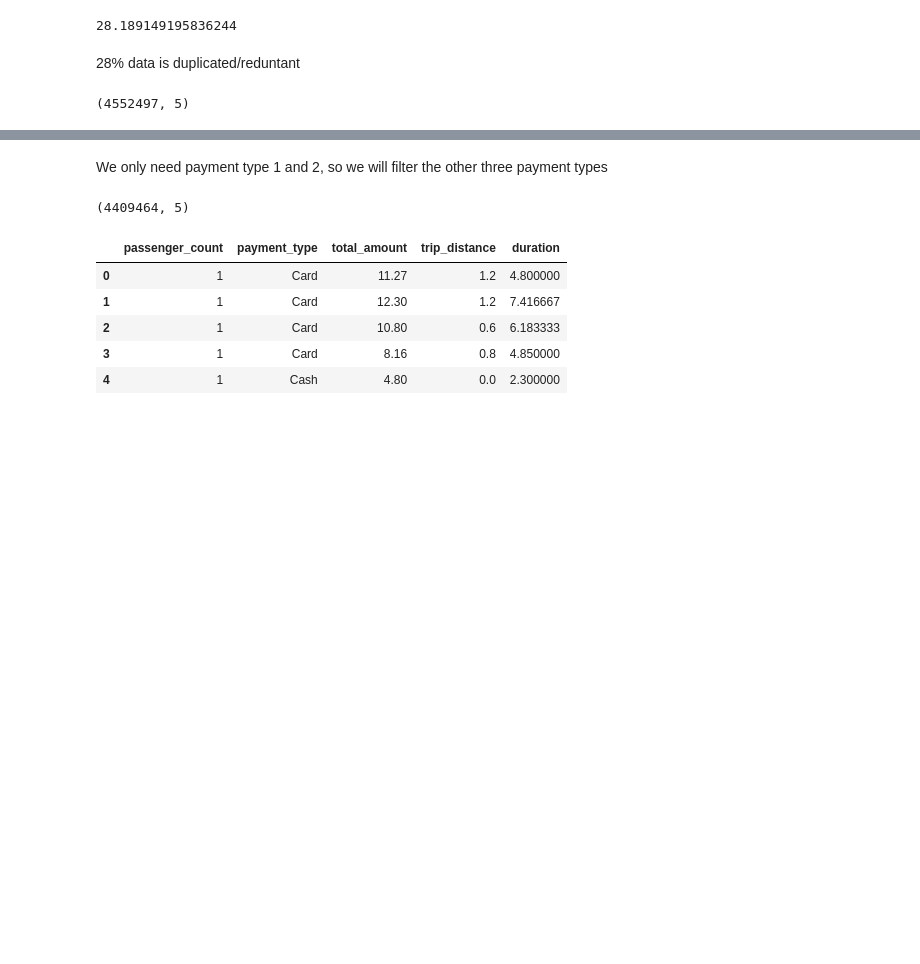
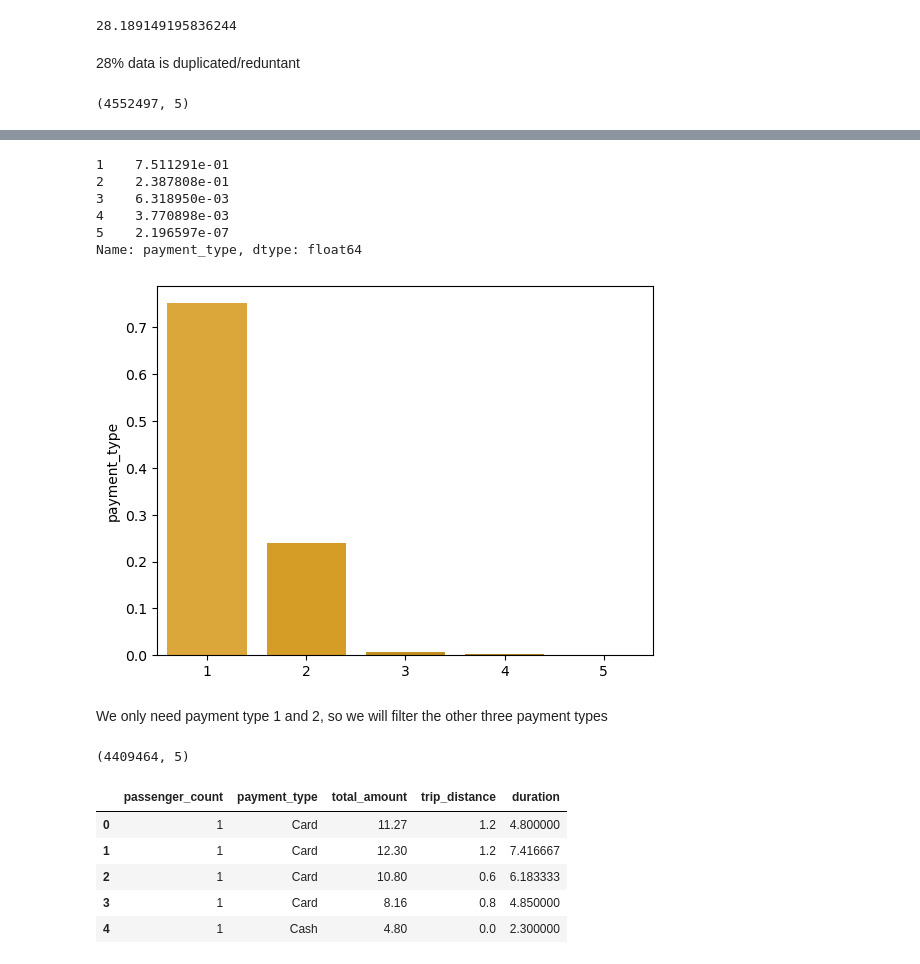
Before and after one commit to sahil095/Maximizing-revenue, a Jupyter notebook: Maximizing Revenue.ipynb, the cells around one changed output, grey strips where cells are left out. Cells and saved outputs as stored; diff of their text form; code cells hidden in the pictures; blank space fills up the shorter version.

```diff
--- a/Maximizing Revenue.ipynb
+++ b/Maximizing Revenue.ipynb
@@ -178,3 +175,17 @@ Name: payment_type, dtype: float64
+# %%
+# Distribution of passenger_counts
+x = df['payment_type'].value_counts().index
+y = df['payment_type'].value_counts(normalize=True)
+sns.barplot(data = df, x = x, y = y, palette = color_palette)
+df['payment_type'].value_counts(normalize=True)
+# %% [output]
+1    7.511291e-01
+2    2.387808e-01
+3    6.318950e-03
+4    3.770898e-03
+5    2.196597e-07
+Name: payment_type, dtype: float64
+[figure, added]
 # %% [markdown]
 We only need payment type 1 and 2, so we will filter the other three payment types
 # %%
```
Also changed, not shown: parts of 9 cells of this notebook.
